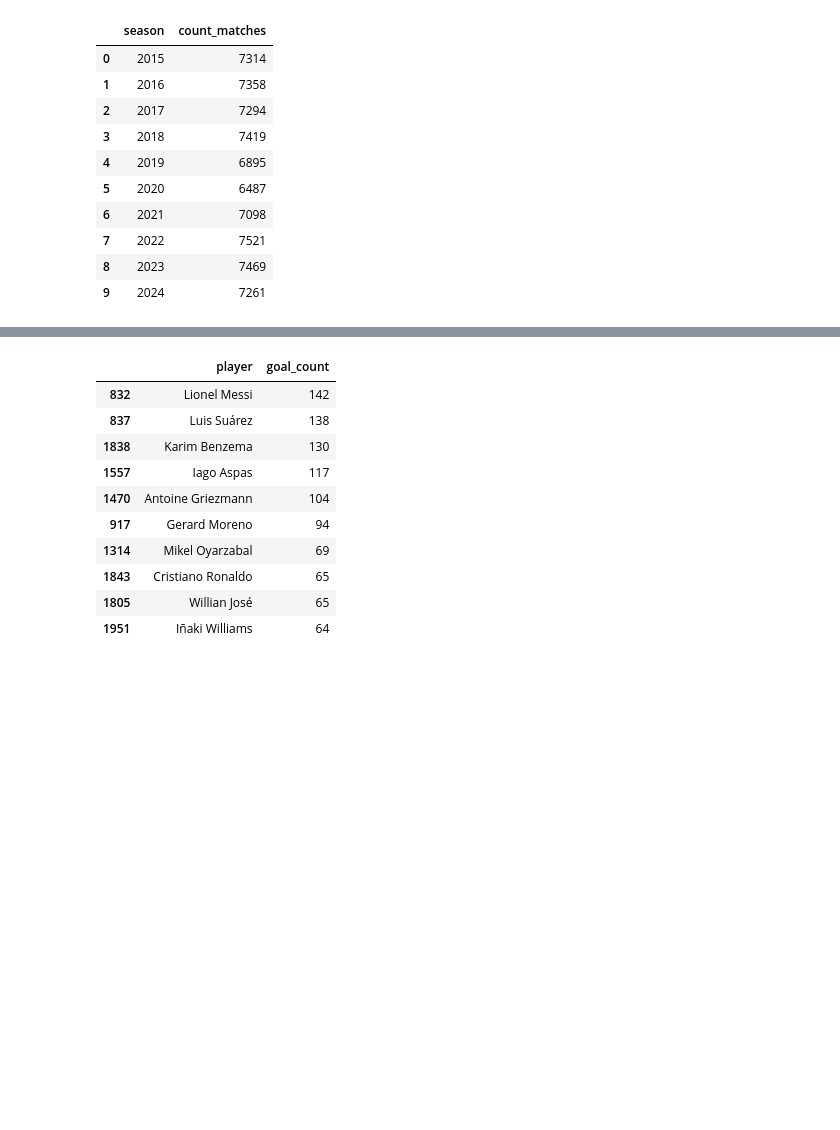
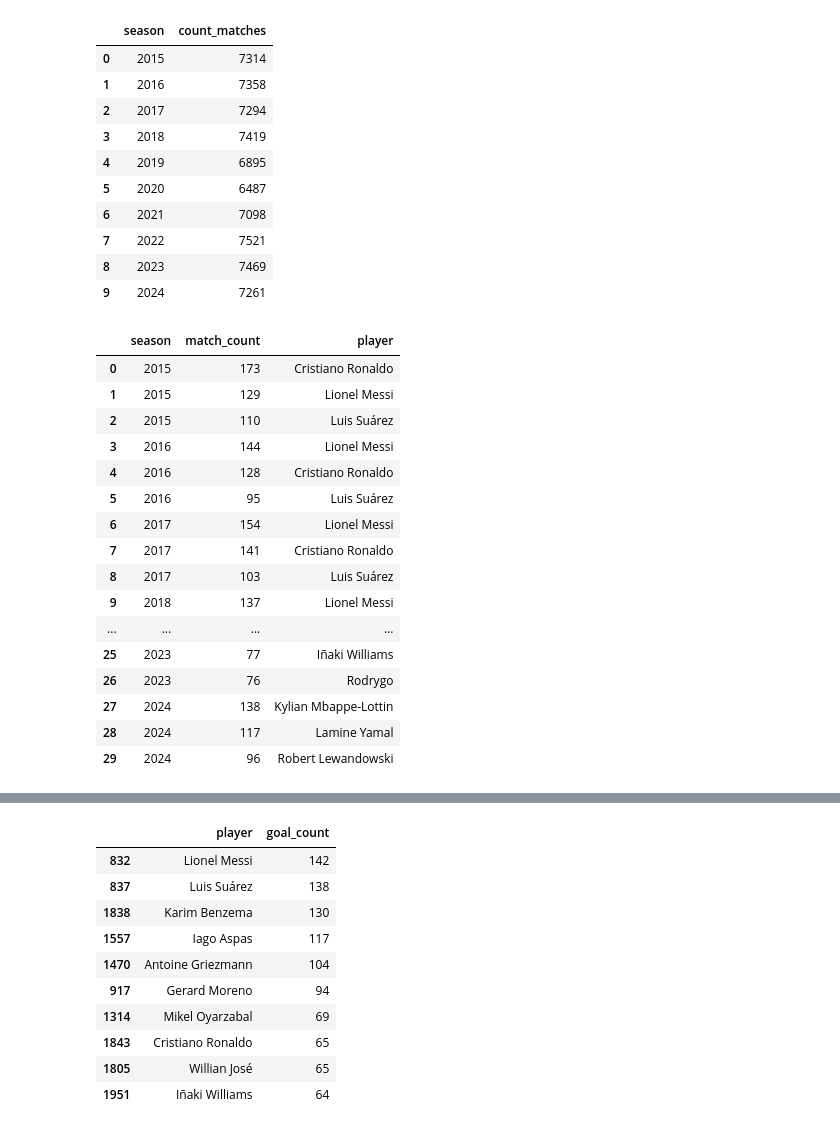
Before and after one commit to smgibson19/ds701_fa25_midterm_challenge_sports, a Jupyter notebook: LALIGA_Analysis_Challenge.ipynb, the cells around one changed output, grey strips where cells are left out. Saved outputs shown, nothing was run; the diff lists cells and outputs as text; code cells hidden in the pictures; blank space fills up the shorter version.

```diff
--- a/LALIGA_Analysis_Challenge.ipynb
+++ b/LALIGA_Analysis_Challenge.ipynb
@@ -558,4 +558,37 @@ total_match_s.head(10)
 | 7 | 2022 | 7521 |
 | 8 | 2023 | 7469 |
 | 9 | 2024 | 7261 |
+# %%
+# 3) 3 players with most matches in each season?
+
+player_g = df.groupby(['player_id', 'player', 'season']).agg({'match_id': 'count'}).reset_index()
+player_g.rename(columns = {'match_id': 'match_count'}, inplace = True)
+player_g.sort_values(by = ['season', 'match_count'], ascending=False, inplace= True)
+
+ranked = player_g.groupby(['season'])['match_count'].nlargest(3).reset_index()
+
+player_g['level_1'] = player_g.index
+
+result = pd.merge(ranked, player_g, on="level_1")
+result.drop(columns = ['player_id', 'level_1', 'season_y', 'match_count_y'], inplace= True)
+result.rename(columns = {'season_x' : 'season', 'match_count_x': 'match_count'}, inplace = True)
+result.head(45)
+# %% [output]
+|  | season | match_count | player |
+| 0 | 2015 | 173 | Cristiano Ronaldo |
+| 1 | 2015 | 129 | Lionel Messi |
+| 2 | 2015 | 110 | Luis Suárez |
+| 3 | 2016 | 144 | Lionel Messi |
+| 4 | 2016 | 128 | Cristiano Ronaldo |
+| 5 | 2016 | 95 | Luis Suárez |
+| 6 | 2017 | 154 | Lionel Messi |
+| 7 | 2017 | 141 | Cristiano Ronaldo |
+| 8 | 2017 | 103 | Luis Suárez |
+| 9 | 2018 | 137 | Lionel Messi |
+| ... | ... | ... | ... |
+| 25 | 2023 | 77 | Iñaki Williams |
+| 26 | 2023 | 76 | Rodrygo |
+| 27 | 2024 | 138 | Kylian Mbappe-Lottin |
+| 28 | 2024 | 117 | Lamine Yamal |
+| 29 | 2024 | 96 | Robert Lewandowski |
 # %%
```
Also changed, not shown: parts of 4 cells of this notebook.
